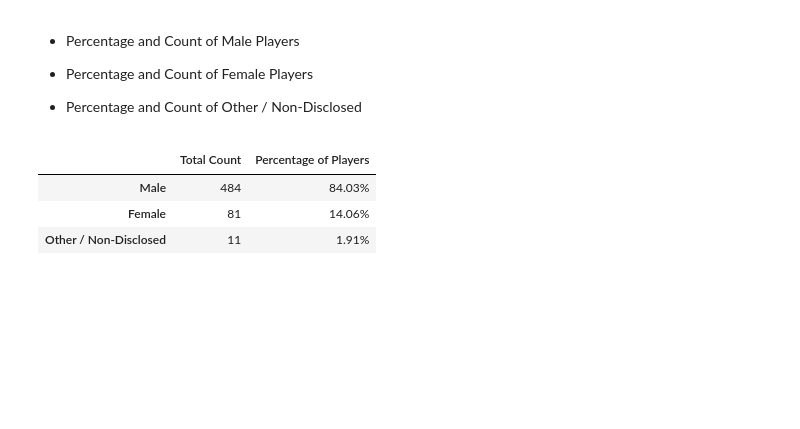
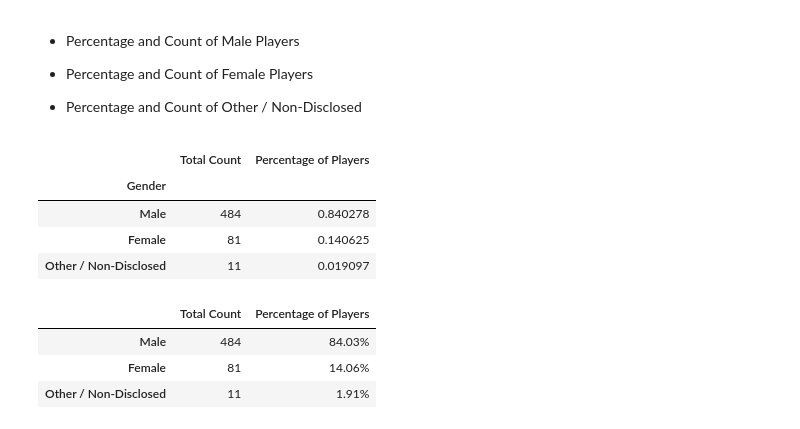
Before and after one commit to Wdepalma/oandas-challenge, a Jupyter notebook: HeroesOfPymoli/HeroesOfPymoli_starter.ipynb, the cells around one changed output. Saved outputs shown, nothing was run; the diff lists cells and outputs as text; code cells hidden in the pictures; blank space fills up the shorter version.

```diff
--- a/HeroesOfPymoli/HeroesOfPymoli_starter.ipynb
+++ b/HeroesOfPymoli/HeroesOfPymoli_starter.ipynb
@@ -41,6 +81,28 @@ purchase_data = pd.read_csv(file_to_load)
 
 
 * Percentage and Count of Other / Non-Disclosed
+# %%
+males = purchase_data.loc[purchase_data["Gender"]=="Male",:]
+females = purchase_data.loc[purchase_data["Gender"]=="Female",:]
+others = purchase_data.loc[(purchase_data["Gender"]!="Male")&(purchase_data["Gender"]!="Female"),:]
+male_count = len(males["SN"].unique())
+female_count = len(females["SN"].unique())
+others_count = len(others["SN"].unique())
+
+Total_Count = [male_count,female_count,others_count]
+Genders = ["Male","Female","Other / Non-Disclosed"]
+GenderStat_df = pd.DataFrame({"Gender":Genders,"Total Count":Total_Count})
+GenderStat_df = GenderStat_df.set_index(["Gender"])
+
+
+GenderStat_df["Percentage of Players"] = GenderStat_df["Total Count"]/player_count
+GenderStat_df
+# %% [output]
+|  | Total Count | Percentage of Players |
+| Gender |  |  |
+| Male | 484 | 0.840278 |
+| Female | 81 | 0.140625 |
+| Other / Non-Disclosed | 11 | 0.019097 |
 # %%
 # %% [output]
 |  | Total Count | Percentage of Players |
```
Also changed, not shown: parts of 9 cells of this notebook.
